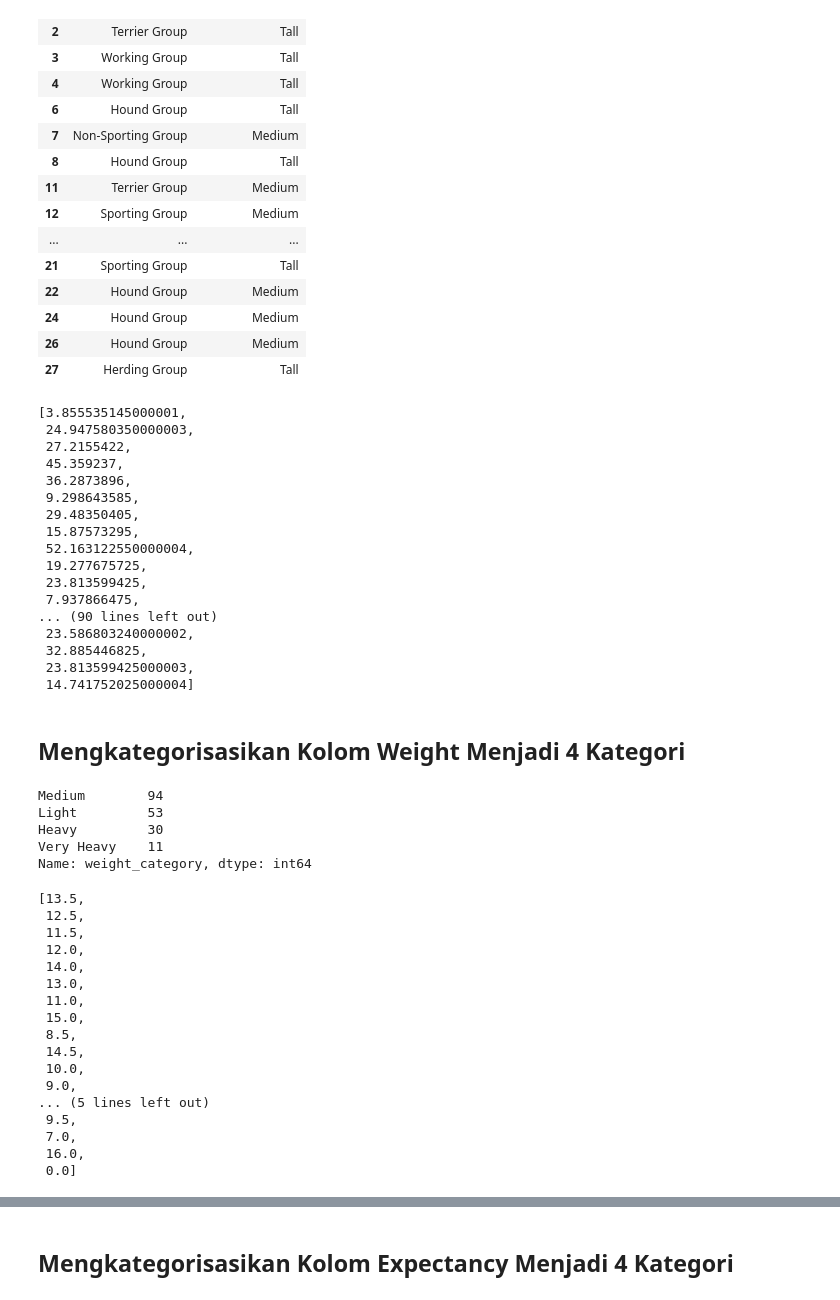
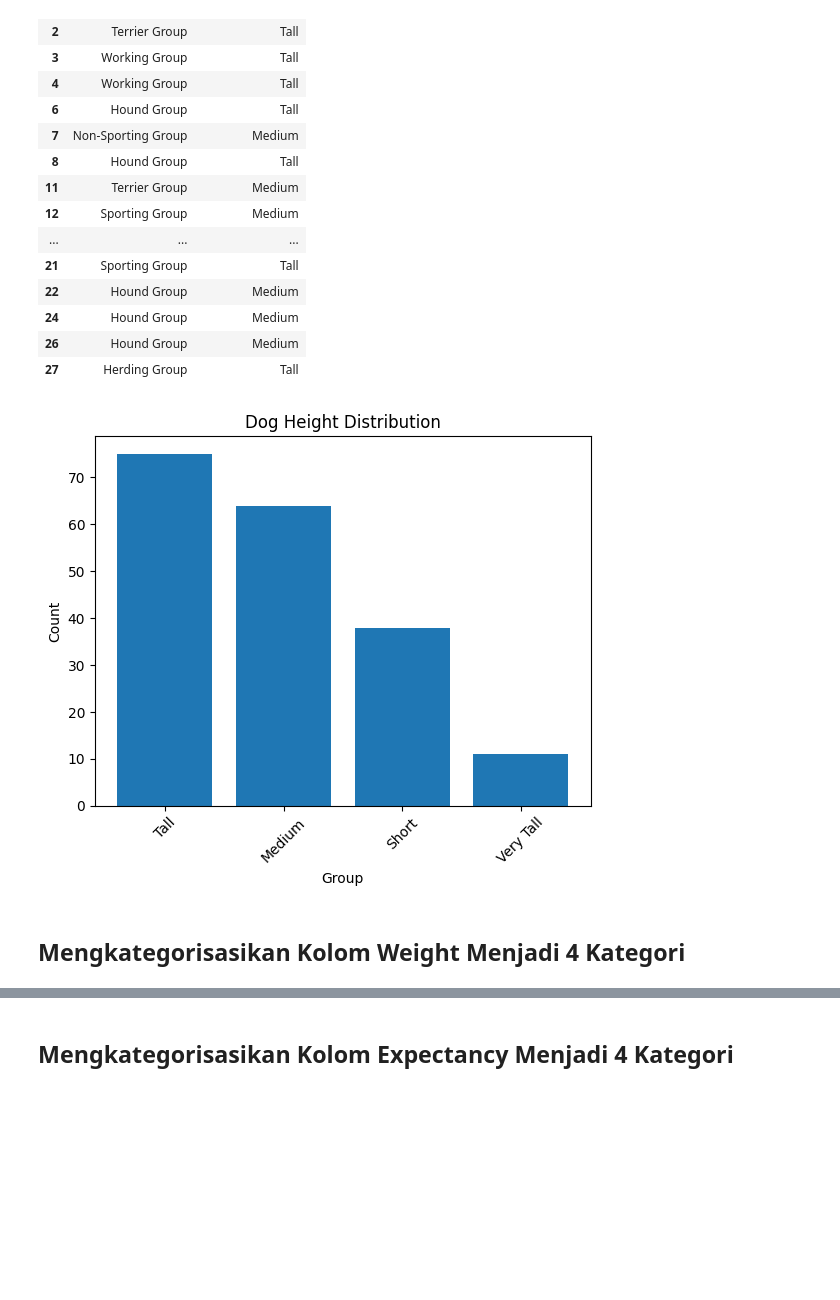
Before and after one commit to RaihanSyahSP/dog-breed-prediction, a Jupyter notebook: dog-breed-predicion.ipynb, the cells around one changed output, grey strips where cells are left out. Saved outputs shown, nothing was run; the diff lists cells and outputs as text; code cells hidden in the pictures; blank space fills up the shorter version.

```diff
--- a/dog-breed-predicion.ipynb
+++ b/dog-breed-predicion.ipynb
@@ -319,27 +338,13 @@ dataframe[['group', 'height_category']].head(20)
 | 24 | Hound Group | Medium |
 | 26 | Hound Group | Medium |
 | 27 | Herding Group | Tall |
-# %%
-## remove 0.0 value from weight column to avoid error
-dataframe['weight'].unique().tolist()
-# %% [output]
-[3.855535145000001,
- 24.947580350000003,
- 27.2155422,
- 45.359237,
- 36.2873896,
- 9.298643585,
- 29.48350405,
- 15.87573295,
- 52.163122550000004,
- 19.277675725,
- 23.813599425,
- 7.937866475,
-... (90 lines left out)
- 23.586803240000002,
- 32.885446825,
- 23.813599425000003,
- 14.741752025000004]
+# %%
+# Assuming you have the value counts stored in a pandas Series called `group_counts`
+height_counts = dataframe['height_category'].value_counts()
+
+plot(height_counts, 'Dog Height Distribution')
+# %% [output]
+[figure, added]
 # %% [markdown]
 ## Mengkategorisasikan Kolom Weight Menjadi 4 Kategori
 # %%
@@ -349,33 +354,3 @@ dataframe['weight_category'] = pd.cut(dataframe['weight'],
                                       labels=['Light', 'Medium', 'Heavy', 'Very Heavy'])
 default_weight_category = 'Medium'
 dataframe['weight_category'] = dataframe['weight_category'].fillna(default_weight_category)
-dataframe['weight_category'].unique().tolist()
-
-# count weight category
-dataframe['weight_category'].value_counts()
-# %% [output]
-Medium        94
-Light         53
-Heavy         30
-Very Heavy    11
-Name: weight_category, dtype: int64
-# %%
-dataframe['expectancy'].unique().tolist()
-# %% [output]
-[13.5,
- 12.5,
- 11.5,
- 12.0,
- 14.0,
- 13.0,
- 11.0,
- 15.0,
- 8.5,
- 14.5,
- 10.0,
- 9.0,
-... (5 lines left out)
- 9.5,
- 7.0,
- 16.0,
- 0.0]
```
Also changed, not shown: parts of 19 cells of this notebook, 9 other files.
